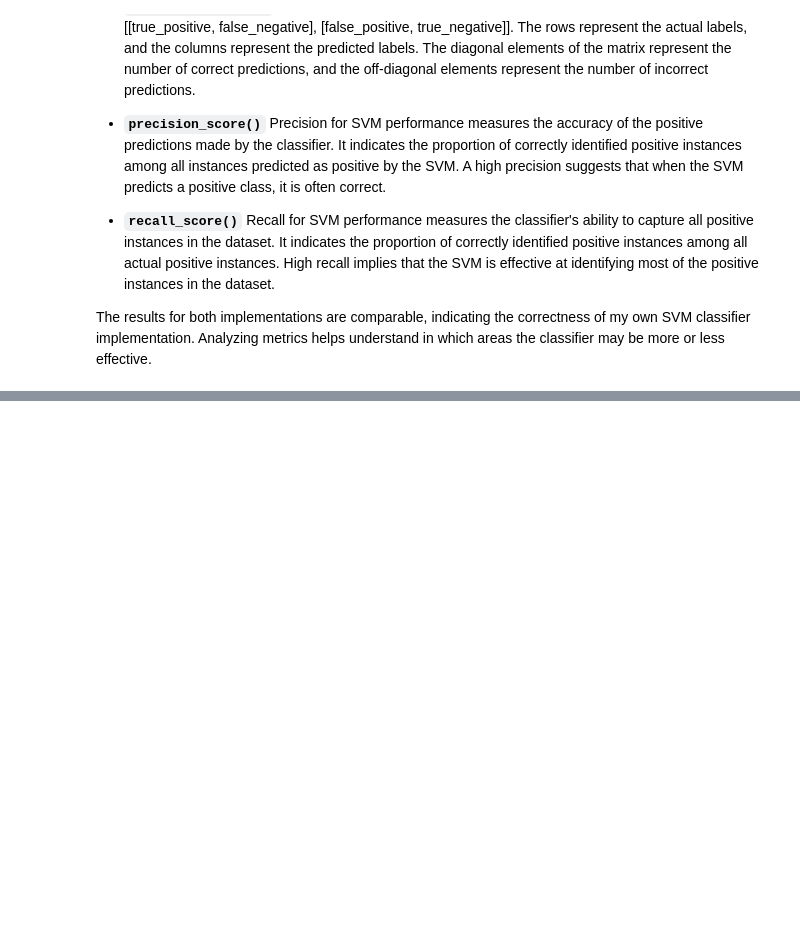
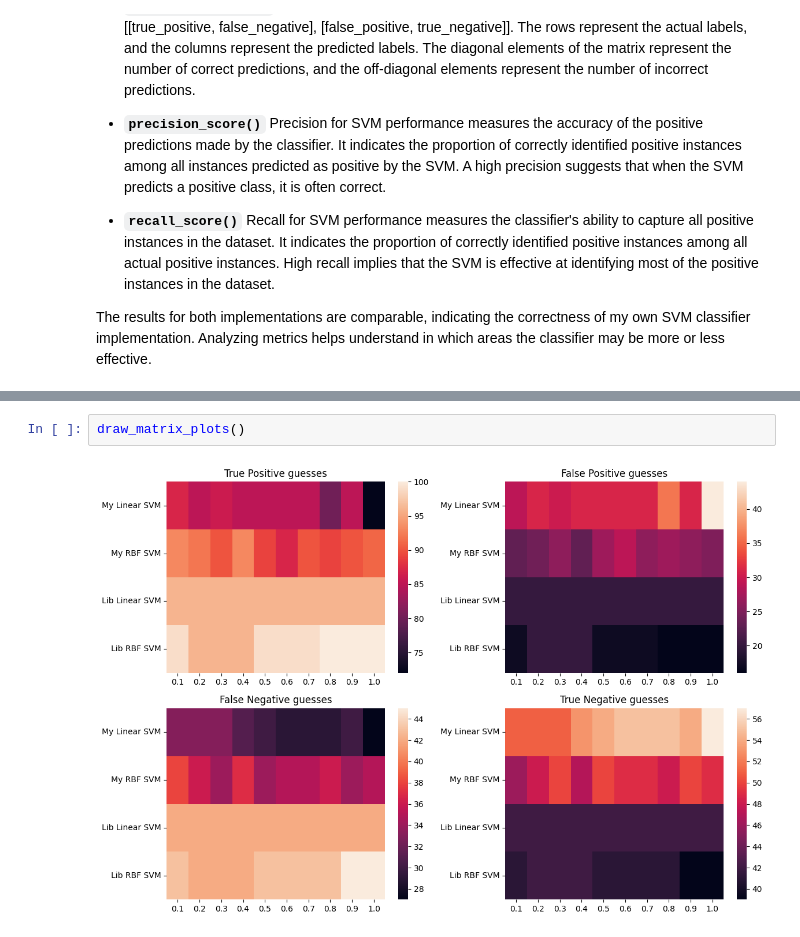
Before and after one commit to oszypczy/Support-Vector-Machines, a Jupyter notebook: Dual_SVM.ipynb, the cells around one changed output, grey strips where cells are left out. Cells and saved outputs as stored; diff of their text form; blank space fills up the shorter version.

```diff
--- a/Dual_SVM.ipynb
+++ b/Dual_SVM.ipynb
@@ -325,0 +429,4 @@ draw_graphs()
+# %%
+draw_matrix_plots()
+# %% [output]
+[figure, added]
```
Also changed, not shown: parts of 10 cells of this notebook.
